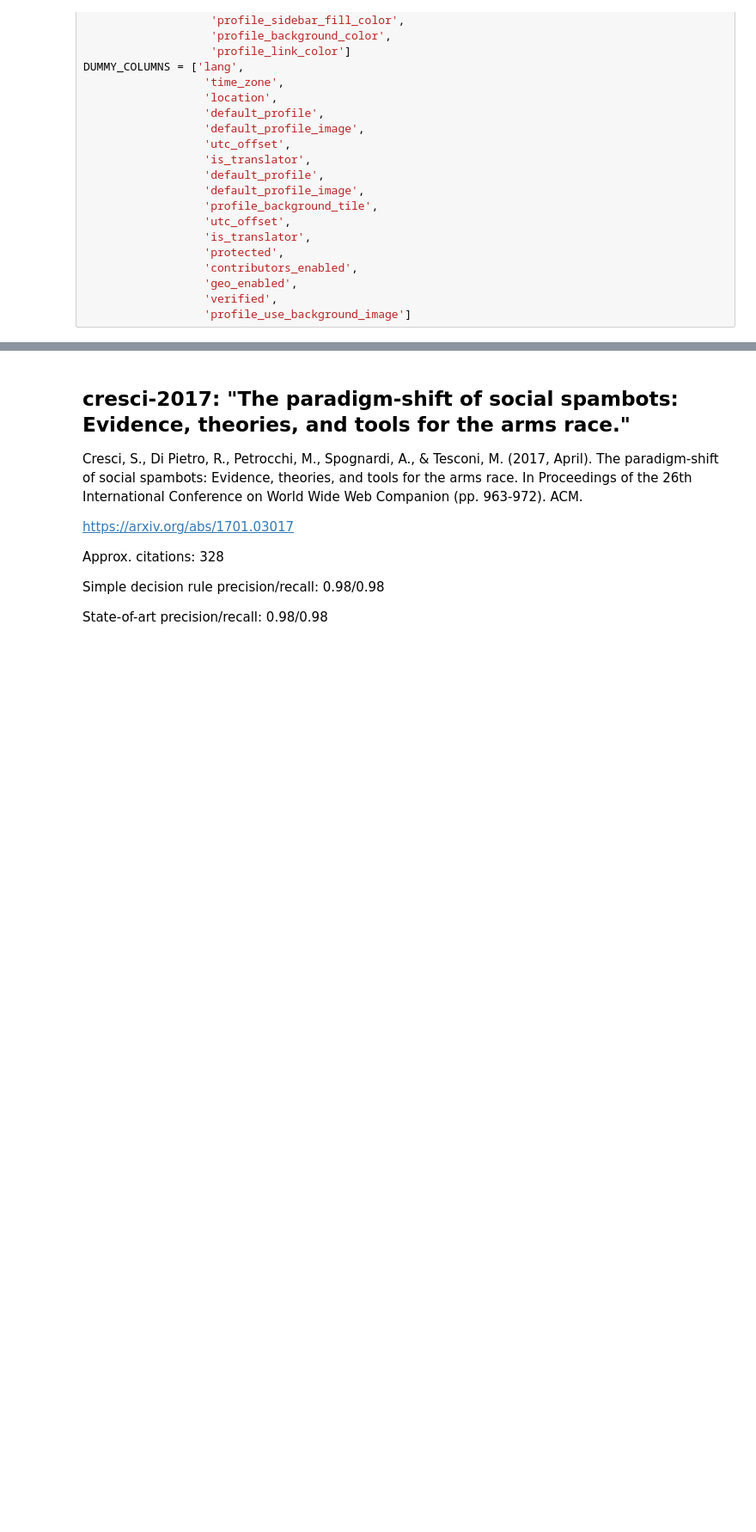
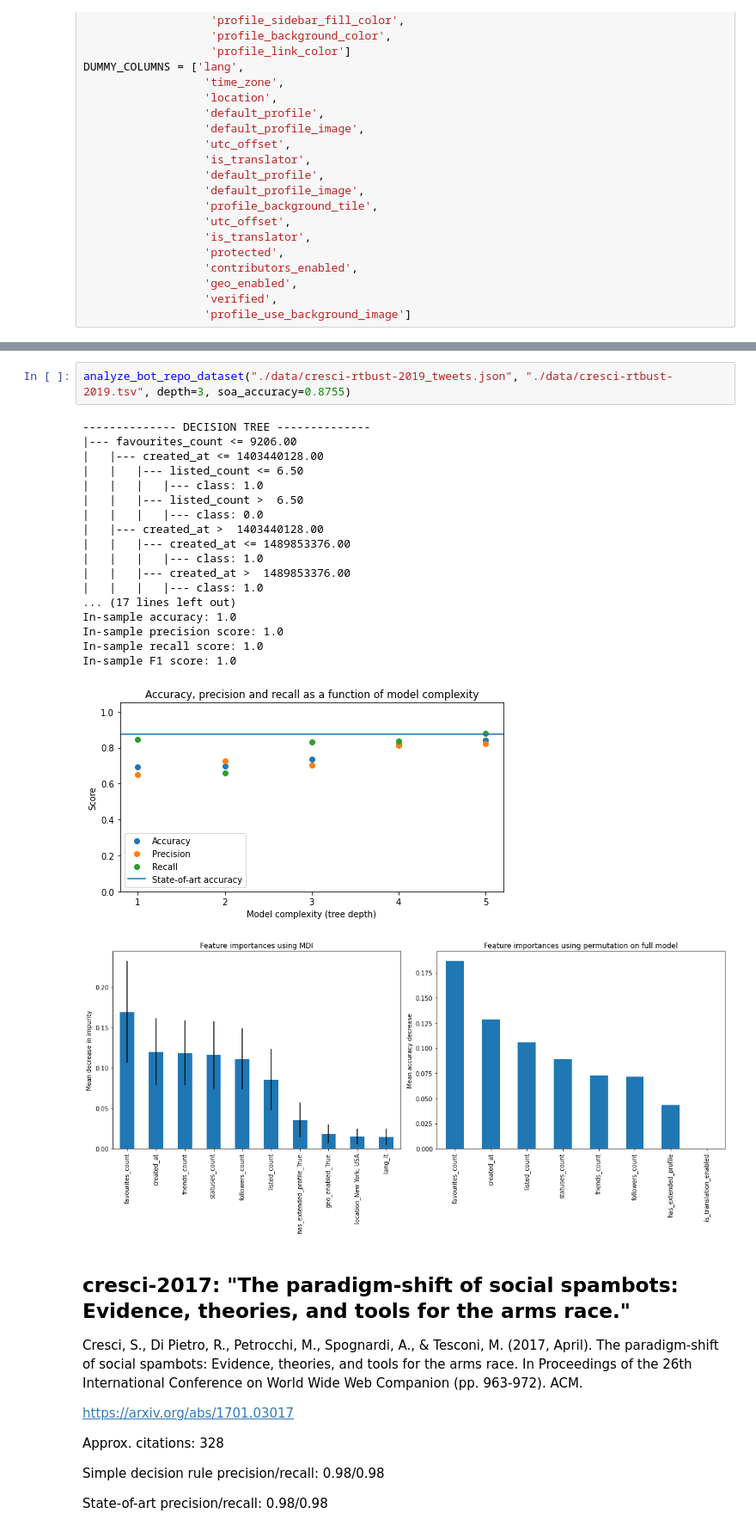
Before and after one commit to johnchrishays/bot-detection, a Jupyter notebook: Simple Decision Rules Give High Accuracy for Detecting Social Bots on Benchmark Datasets.ipynb, the cells around one changed output, grey strips where cells are left out. Shown at 86% size. Drawn from its saved outputs; the diff is of its cells as text; blank space fills up the shorter version.

```diff
--- a/Simple Decision Rules Give High Accuracy for Detecting Social Bots on Benchmark Datasets.ipynb
+++ b/Simple Decision Rules Give High Accuracy for Detecting Social Bots on Benchmark Datasets.ipynb
@@ -297,3 +326,25 @@ In-sample F1 score: 1.0
+# %%
+analyze_bot_repo_dataset("./data/cresci-rtbust-2019_tweets.json", "./data/cresci-rtbust-2019.tsv", depth=3, soa_accuracy=0.8755)
+# %% [output]
+-------------- DECISION TREE --------------
+|--- favourites_count <= 9206.00
+|   |--- created_at <= 1403440128.00
+|   |   |--- listed_count <= 6.50
+|   |   |   |--- class: 1.0
+|   |   |--- listed_count >  6.50
+|   |   |   |--- class: 0.0
+|   |--- created_at >  1403440128.00
+|   |   |--- created_at <= 1489853376.00
+|   |   |   |--- class: 1.0
+|   |   |--- created_at >  1489853376.00
+|   |   |   |--- class: 1.0
+... (17 lines left out)
+In-sample accuracy: 1.0
+In-sample precision score: 1.0
+In-sample recall score: 1.0
+In-sample F1 score: 1.0
+[figure, added]
+[figure, added]
 # %% [markdown]
 ## cresci-2017: "The paradigm-shift of social spambots: Evidence, theories, and tools for the arms race."
 
```
Also changed, not shown: parts of 30 cells of this notebook.
